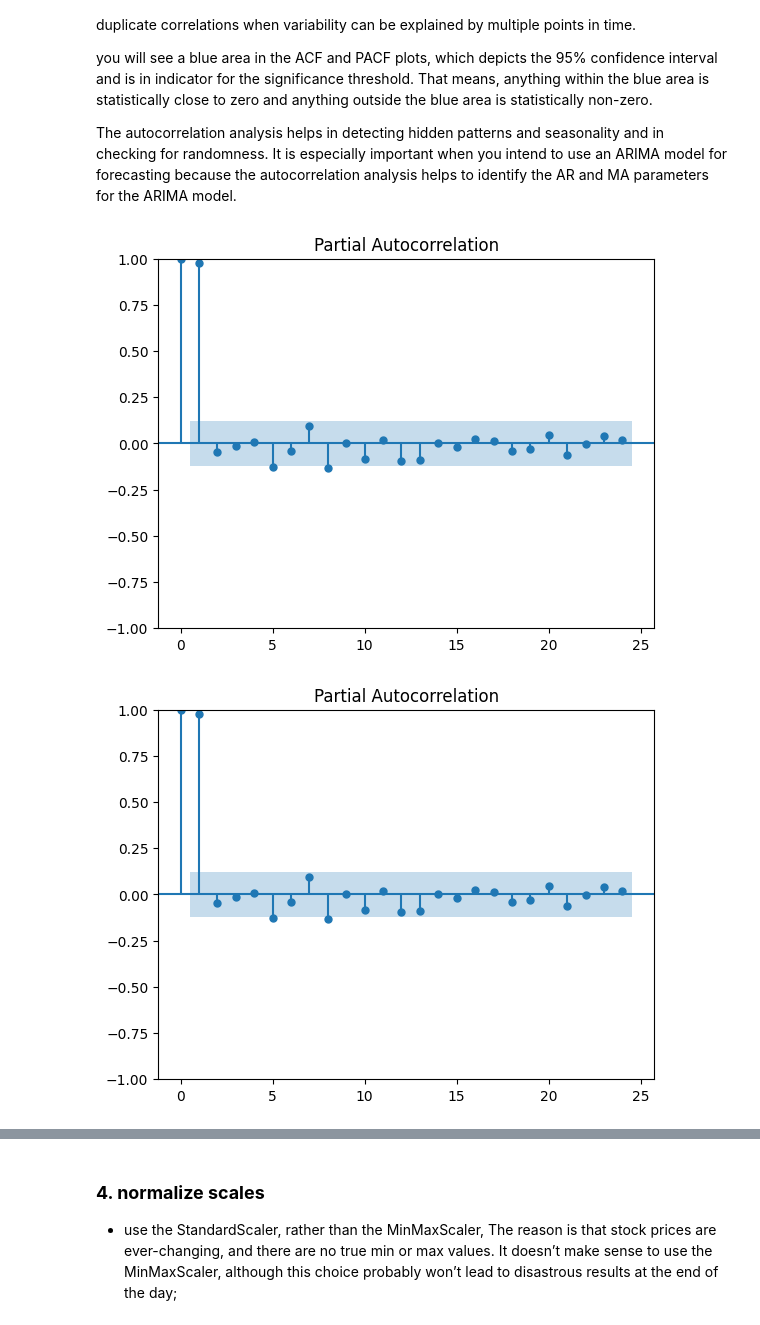
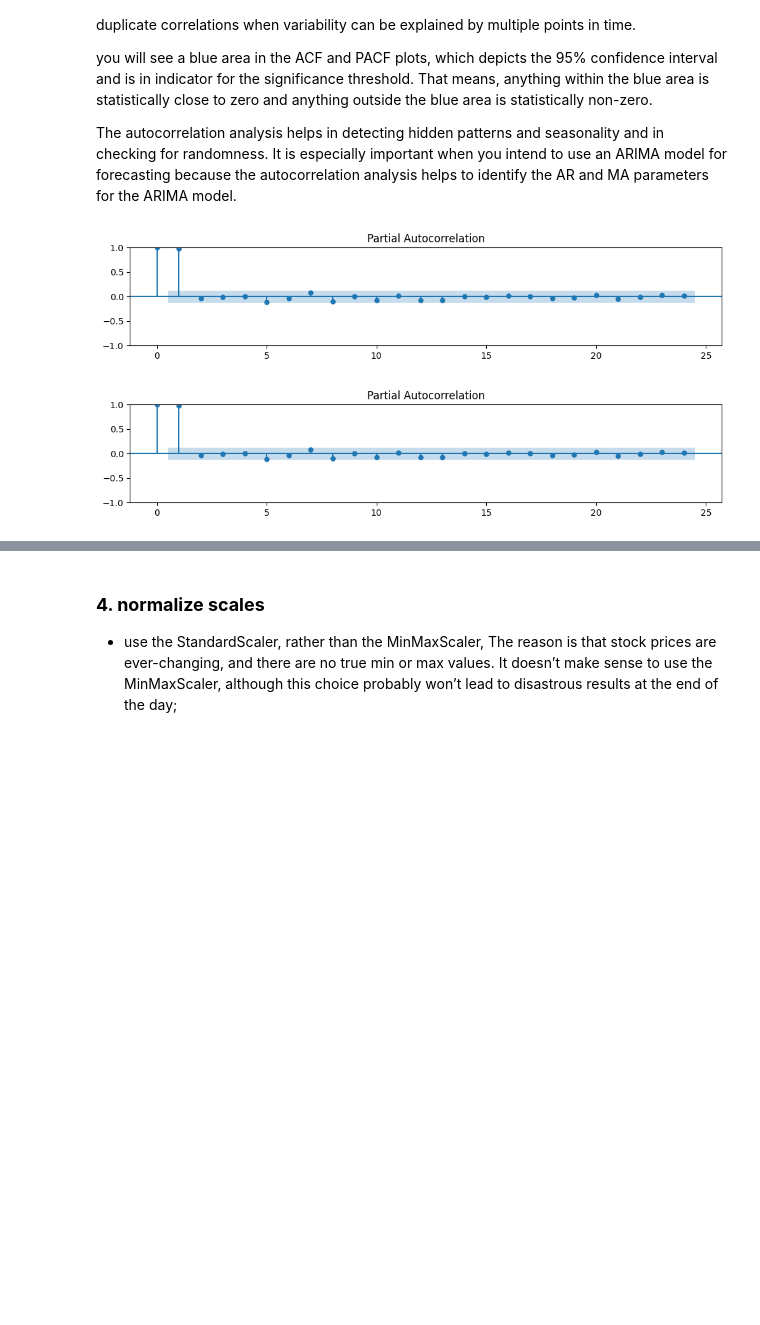
Before and after one commit to henryhyunwookim/ValueInvestor, a Jupyter notebook: ValueInvestor.ipynb, the cells around one changed output, grey strips where cells are left out. Drawn from its saved outputs; the diff is of its cells as text; code cells hidden in the pictures; blank space fills up the shorter version.

```diff
--- a/ValueInvestor.ipynb
+++ b/ValueInvestor.ipynb
@@ -119,17 +123,3 @@ train_df_1, test_df_1 = train_dfs[stock_name_1]
 One advantage of the EMA over SMA is that EMA is more responsive to price changes, which makes it useful for short-term trading.
     SMA assigns equal weights to all historical data points,
     EMA applies higher weights to recent prices
-# %%
-weekly_window = 7
-monthly_window = int(365/12)
-quarterly_window = int(365/4)
-
-train_df_1['Weekly SMA'] = train_df_1['Close'].rolling(window=weekly_window).mean()
-train_df_1['Monthly SMA'] = train_df_1['Close'].rolling(window=monthly_window).mean()
-train_df_1['Quarterly SMA'] = train_df_1['Close'].rolling(window=quarterly_window).mean()
-
-train_df_1['Weekly EMA'] = train_df_1['Close'].ewm(span=weekly_window).mean()
-train_df_1['Monthly EMA'] = train_df_1['Close'].ewm(span=monthly_window).mean()
-train_df_1['Quarterly EMA'] = train_df_1['Close'].ewm(span=quarterly_window).mean()
-
-train_df_1
@@ -151,12 +126,5 @@ train_df_1
+# %%
+train_df_1 = add_moving_average(train_df_1)
+test_df_1 = add_moving_average(test_df_1)
 # %% [markdown]
 - 3-2. STL decomposition (Seasonal and Trend decomposition using Loess (locally estimated scatterplot smoothing?))
-# %%
-from statsmodels.tsa.seasonal import seasonal_decompose
-result = seasonal_decompose(train_df_1.asfreq('D').ffill()[['Close']])
-result.plot()
-
-train_df_1['Trend'] = result.trend
-train_df_1['Seasonal'] = result.seasonal
-train_df_1['Residual'] = result.resid
-
-train_df_1
@@ -178,0 +131,7 @@ train_df_1
+# %%
+from pylab import rcParams
+rcParams['figure.figsize'] = 12, 8
+
+print("Plot seasonal componets of train_df_1:")
+train_df_1 = decompose_timeseries(df=train_df_1, frequency='D', column='Close', add_to_df=True, plot=True)
+test_df_1 = decompose_timeseries(df=test_df_1, frequency='D', column='Close', add_to_df=True, plot=False)
@@ -188,9 +150,10 @@ The autocorrelation analysis helps in detecting hidden patterns and seasonality
 # from statsmodels.graphics.tsaplots import plot_acf
 # plot_acf(train_df_1['Close'])
 # %%
+rcParams['figure.figsize'] = 12, 2
 from statsmodels.graphics.tsaplots import plot_pacf
-plot_pacf(train_df_1['Close'])
+plot_pacf(train_df_1['Close'], method='ywm')
 # %% [output]
-[figure, old version]
+[figure, new version]
-[figure, old version]
+[figure, new version]
 # %% [markdown]
```
Also changed, not shown: parts of 18 cells of this notebook.
